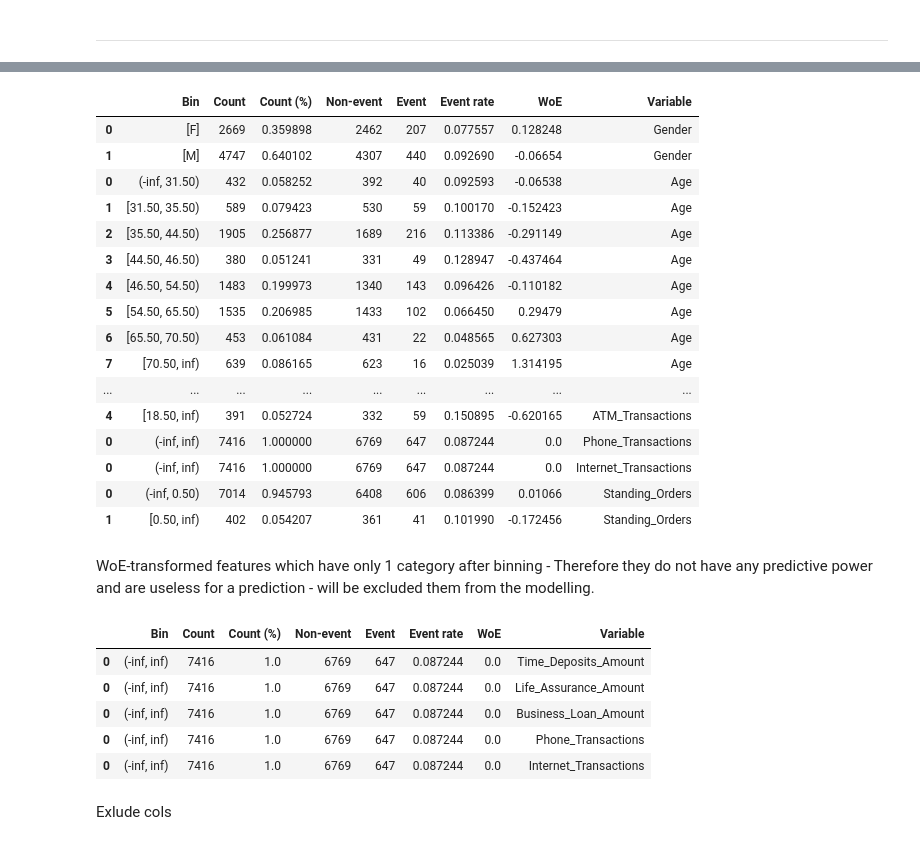
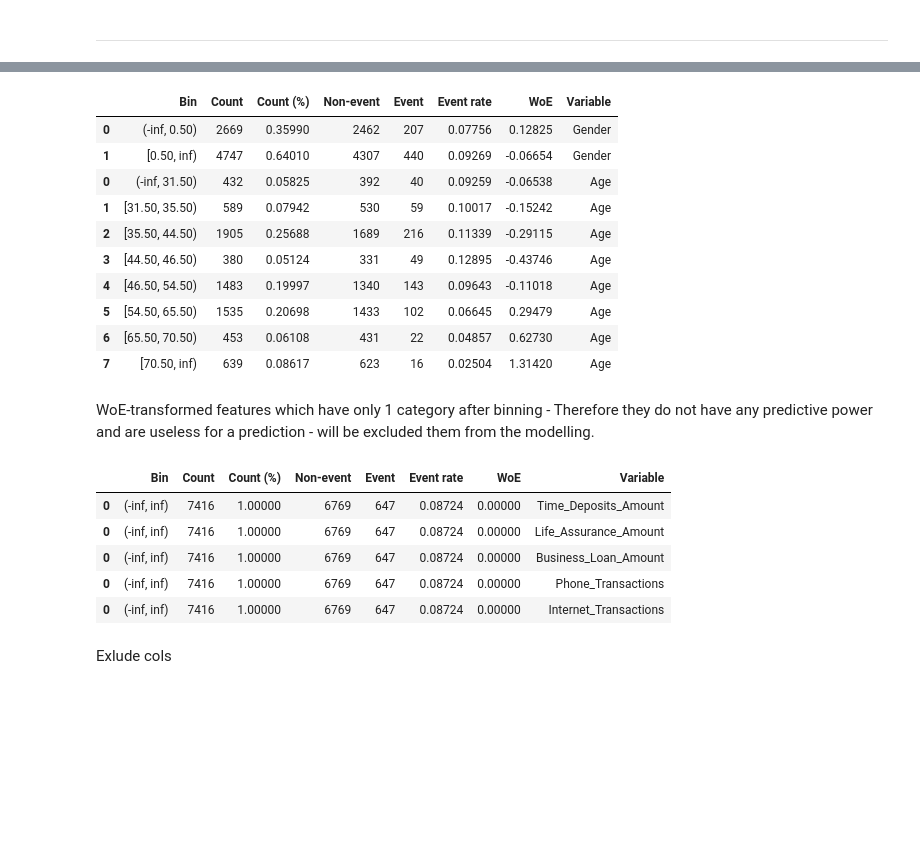
Before and after one commit to bihd00/4IZ480-project, a Jupyter notebook: src/main.ipynb, the cells around one changed output, grey strips where cells are left out. Drawn from its saved outputs; the diff is of its cells as text; code cells hidden in the pictures; blank space fills up the shorter version.

```diff
--- a/src/main.ipynb
+++ b/src/main.ipynb
@@ -463,10 +477,3 @@ for model in [
-# %%
-XG1._time_on()
-XG1._fix_errors()
-XG1.optimize(X_train, y_train)
-XG1.select_features(X_train, y_train)
-metrics[XG1.__class__.__name__] = XG1.get_metrics(X_valid, y_valid)
-# 50 min
 # %%
 pd.DataFrame.from_dict(metrics)
 # %% [output]
@@ -587,34 +595,28 @@ interim.head()
 # %%
-woe_bins
+woe_bins.head(10)
 # %% [output]
 |  | Bin | Count | Count (%) | Non-event | Event | Event rate | WoE | Variable |
-| 0 | [F] | 2669 | 0.359898 | 2462 | 207 | 0.077557 | 0.128248 | Gender |
-| 1 | [M] | 4747 | 0.640102 | 4307 | 440 | 0.092690 | -0.06654 | Gender |
-| 0 | (-inf, 31.50) | 432 | 0.058252 | 392 | 40 | 0.092593 | -0.06538 | Age |
-| 1 | [31.50, 35.50) | 589 | 0.079423 | 530 | 59 | 0.100170 | -0.152423 | Age |
-| 2 | [35.50, 44.50) | 1905 | 0.256877 | 1689 | 216 | 0.113386 | -0.291149 | Age |
-| 3 | [44.50, 46.50) | 380 | 0.051241 | 331 | 49 | 0.128947 | -0.437464 | Age |
-| 4 | [46.50, 54.50) | 1483 | 0.199973 | 1340 | 143 | 0.096426 | -0.110182 | Age |
-| 5 | [54.50, 65.50) | 1535 | 0.206985 | 1433 | 102 | 0.066450 | 0.29479 | Age |
-| 6 | [65.50, 70.50) | 453 | 0.061084 | 431 | 22 | 0.048565 | 0.627303 | Age |
-| 7 | [70.50, inf) | 639 | 0.086165 | 623 | 16 | 0.025039 | 1.314195 | Age |
-| ... | ... | ... | ... | ... | ... | ... | ... | ... |
-| 4 | [18.50, inf) | 391 | 0.052724 | 332 | 59 | 0.150895 | -0.620165 | ATM_Transactions |
-| 0 | (-inf, inf) | 7416 | 1.000000 | 6769 | 647 | 0.087244 | 0.0 | Phone_Transactions |
-| 0 | (-inf, inf) | 7416 | 1.000000 | 6769 | 647 | 0.087244 | 0.0 | Internet_Transactions |
-| 0 | (-inf, 0.50) | 7014 | 0.945793 | 6408 | 606 | 0.086399 | 0.01066 | Standing_Orders |
-| 1 | [0.50, inf) | 402 | 0.054207 | 361 | 41 | 0.101990 | -0.172456 | Standing_Orders |
+| 0 | (-inf, 0.50) | 2669 | 0.35990 | 2462 | 207 | 0.07756 | 0.12825 | Gender |
+| 1 | [0.50, inf) | 4747 | 0.64010 | 4307 | 440 | 0.09269 | -0.06654 | Gender |
+| 0 | (-inf, 31.50) | 432 | 0.05825 | 392 | 40 | 0.09259 | -0.06538 | Age |
+| 1 | [31.50, 35.50) | 589 | 0.07942 | 530 | 59 | 0.10017 | -0.15242 | Age |
+| 2 | [35.50, 44.50) | 1905 | 0.25688 | 1689 | 216 | 0.11339 | -0.29115 | Age |
+| 3 | [44.50, 46.50) | 380 | 0.05124 | 331 | 49 | 0.12895 | -0.43746 | Age |
+| 4 | [46.50, 54.50) | 1483 | 0.19997 | 1340 | 143 | 0.09643 | -0.11018 | Age |
+| 5 | [54.50, 65.50) | 1535 | 0.20698 | 1433 | 102 | 0.06645 | 0.29479 | Age |
+| 6 | [65.50, 70.50) | 453 | 0.06108 | 431 | 22 | 0.04857 | 0.62730 | Age |
+| 7 | [70.50, inf) | 639 | 0.08617 | 623 | 16 | 0.02504 | 1.31420 | Age |
 # %% [markdown]
 WoE-transformed features which have only 1 category after binning - Therefore they do not have any predictive power and are useless for a prediction - will be excluded them from the modelling.
 # %%
 woe_bins[woe_bins['Variable'].isin(woe_bins['Variable'].value_counts(ascending = True)[woe_bins['Variable'].value_counts(ascending = True) ==1].index)]
 # %% [output]
 |  | Bin | Count | Count (%) | Non-event | Event | Event rate | WoE | Variable |
-| 0 | (-inf, inf) | 7416 | 1.0 | 6769 | 647 | 0.087244 | 0.0 | Time_Deposits_Amount |
-| 0 | (-inf, inf) | 7416 | 1.0 | 6769 | 647 | 0.087244 | 0.0 | Life_Assurance_Amount |
-| 0 | (-inf, inf) | 7416 | 1.0 | 6769 | 647 | 0.087244 | 0.0 | Business_Loan_Amount |
-| 0 | (-inf, inf) | 7416 | 1.0 | 6769 | 647 | 0.087244 | 0.0 | Phone_Transactions |
-| 0 | (-inf, inf) | 7416 | 1.0 | 6769 | 647 | 0.087244 | 0.0 | Internet_Transactions |
+| 0 | (-inf, inf) | 7416 | 1.00000 | 6769 | 647 | 0.08724 | 0.00000 | Time_Deposits_Amount |
+| 0 | (-inf, inf) | 7416 | 1.00000 | 6769 | 647 | 0.08724 | 0.00000 | Life_Assurance_Amount |
+| 0 | (-inf, inf) | 7416 | 1.00000 | 6769 | 647 | 0.08724 | 0.00000 | Business_Loan_Amount |
+| 0 | (-inf, inf) | 7416 | 1.00000 | 6769 | 647 | 0.08724 | 0.00000 | Phone_Transactions |
+| 0 | (-inf, inf) | 7416 | 1.00000 | 6769 | 647 | 0.08724 | 0.00000 | Internet_Transactions |
 # %% [markdown]
 Exlude cols
 # %%
```
Also changed, not shown: parts of 39 cells of this notebook, 3 other files.
